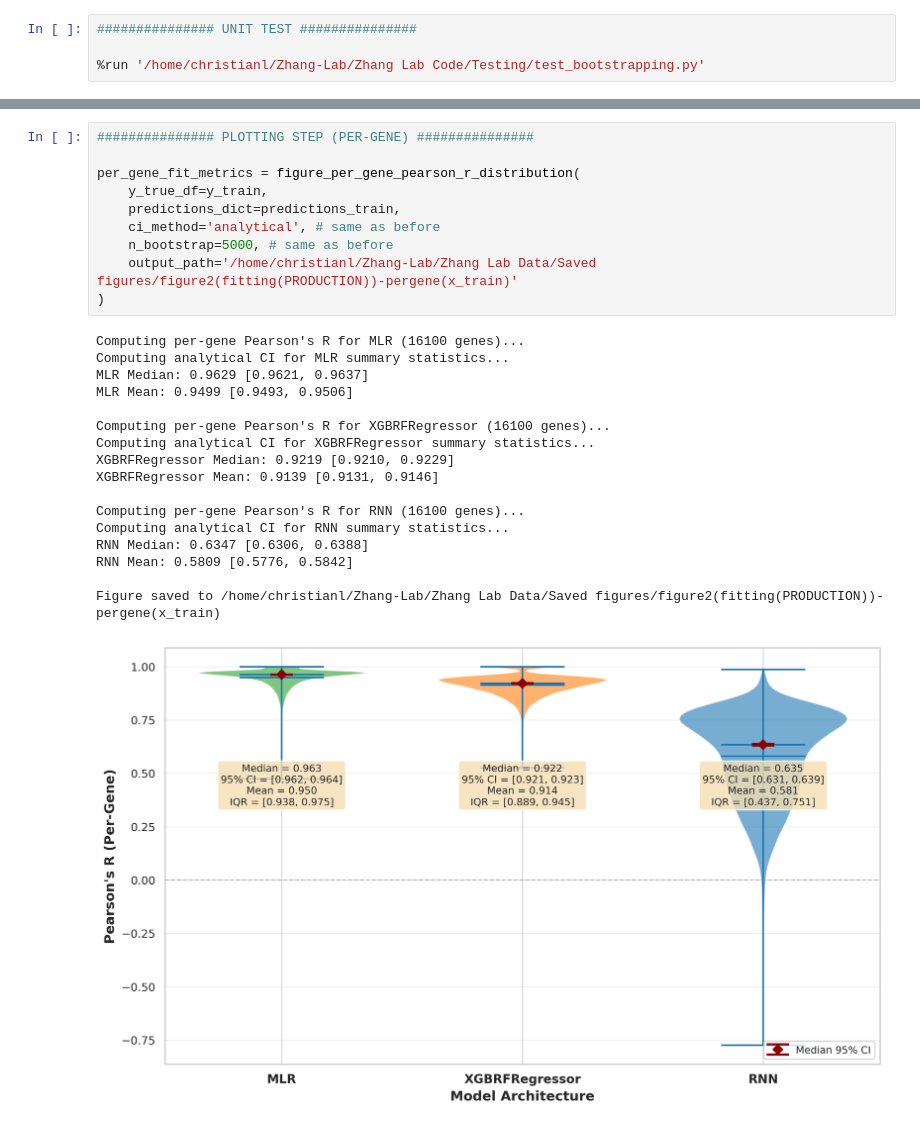
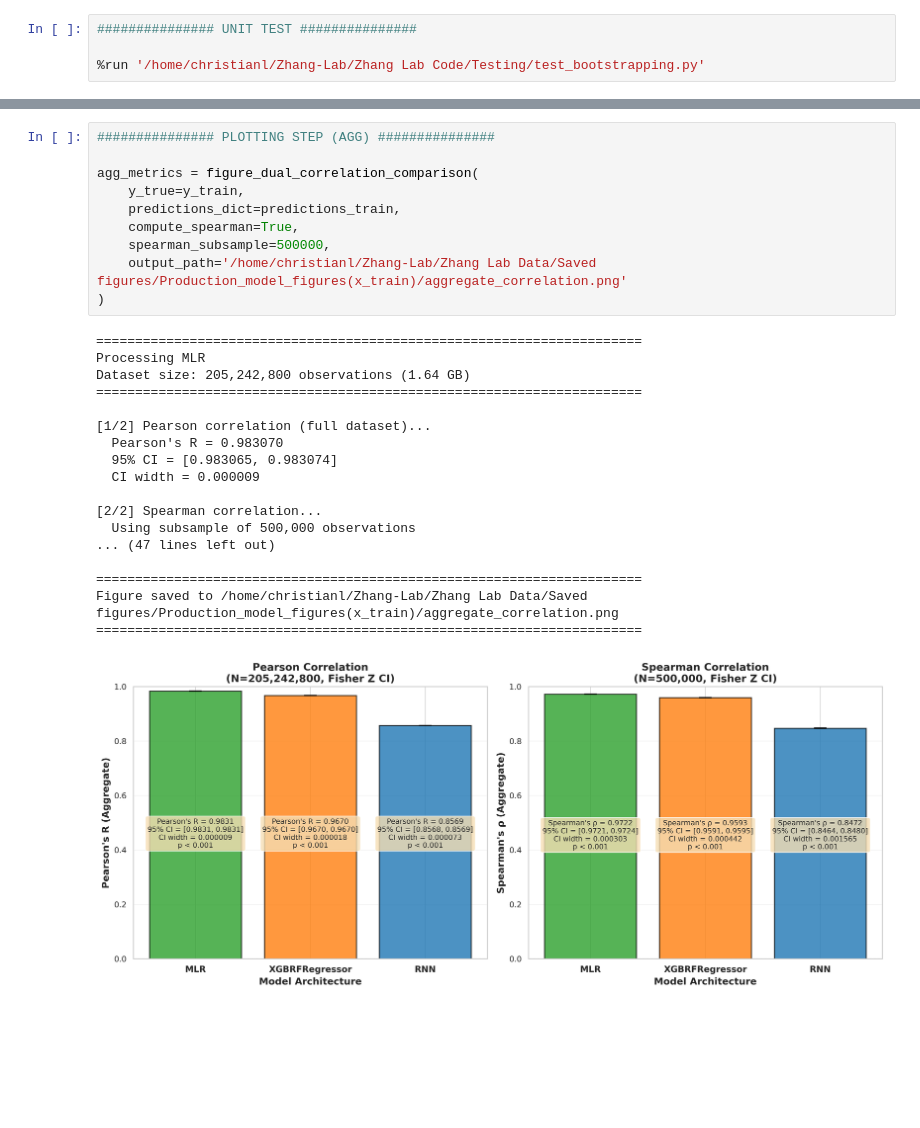
Before and after one commit to ChristianLangridge/LEMBAS-RNN-benchmark, a Jupyter notebook: Zhang Lab Code/Figures/Model-fitting/Fig1(fitting).ipynb, the cells around one changed output, grey strips where cells are left out. Drawn from its saved outputs; the diff is of its cells as text; blank space fills up the shorter version.

Commit message:
Saving changes to Fig1(fitting) by adding Spearman's R

```diff
--- a/Zhang Lab Code/Figures/Model-fitting/Fig1(fitting).ipynb
+++ b/Zhang Lab Code/Figures/Model-fitting/Fig1(fitting).ipynb
@@ -200,28 +192,29 @@ Dataset size: 205,242,800 observations (1.64 GB as float64)
-# %%
-############### PLOTTING STEP (PER-GENE) ###############
-
-per_gene_fit_metrics = figure_per_gene_pearson_r_distribution(
-    y_true_df=y_train,
-    predictions_dict=predictions_train,
-    ci_method='analytical', # same as before
-    n_bootstrap=5000, # same as before
-    output_path='/home/christianl/Zhang-Lab/Zhang Lab Data/Saved figures/figure2(fitting(PRODUCTION))-pergene(x_train)'
-)
-# %% [output]
-Computing per-gene Pearson's R for MLR (16100 genes)...
-Computing analytical CI for MLR summary statistics...
-MLR Median: 0.9629 [0.9621, 0.9637]
-MLR Mean: 0.9499 [0.9493, 0.9506]
-
-Computing per-gene Pearson's R for XGBRFRegressor (16100 genes)...
-Computing analytical CI for XGBRFRegressor summary statistics...
-XGBRFRegressor Median: 0.9219 [0.9210, 0.9229]
-XGBRFRegressor Mean: 0.9139 [0.9131, 0.9146]
-
-Computing per-gene Pearson's R for RNN (16100 genes)...
-Computing analytical CI for RNN summary statistics...
-RNN Median: 0.6347 [0.6306, 0.6388]
-RNN Mean: 0.5809 [0.5776, 0.5842]
-
-Figure saved to /home/christianl/Zhang-Lab/Zhang Lab Data/Saved figures/figure2(fitting(PRODUCTION))-pergene(x_train)
-[figure, removed]
+# %%
+############### PLOTTING STEP (AGG) ###############
+
+agg_metrics = figure_dual_correlation_comparison(
+    y_true=y_train,
+    predictions_dict=predictions_train,
+    compute_spearman=True,
+    spearman_subsample=500000,
+    output_path='/home/christianl/Zhang-Lab/Zhang Lab Data/Saved figures/Production_model_figures(x_train)/aggregate_correlation.png'
+)
+# %% [output]
+======================================================================
+Processing MLR
+Dataset size: 205,242,800 observations (1.64 GB)
+======================================================================
+
+[1/2] Pearson correlation (full dataset)...
+  Pearson's R = 0.983070
+  95% CI = [0.983065, 0.983074]
+  CI width = 0.000009
+
+[2/2] Spearman correlation...
+  Using subsample of 500,000 observations
+... (47 lines left out)
+
+======================================================================
+Figure saved to /home/christianl/Zhang-Lab/Zhang Lab Data/Saved figures/Production_model_figures(x_train)/aggregate_correlation.png
+======================================================================
+[figure, added]
```
Also changed, not shown: parts of 3 cells of this notebook, 3 other files.
